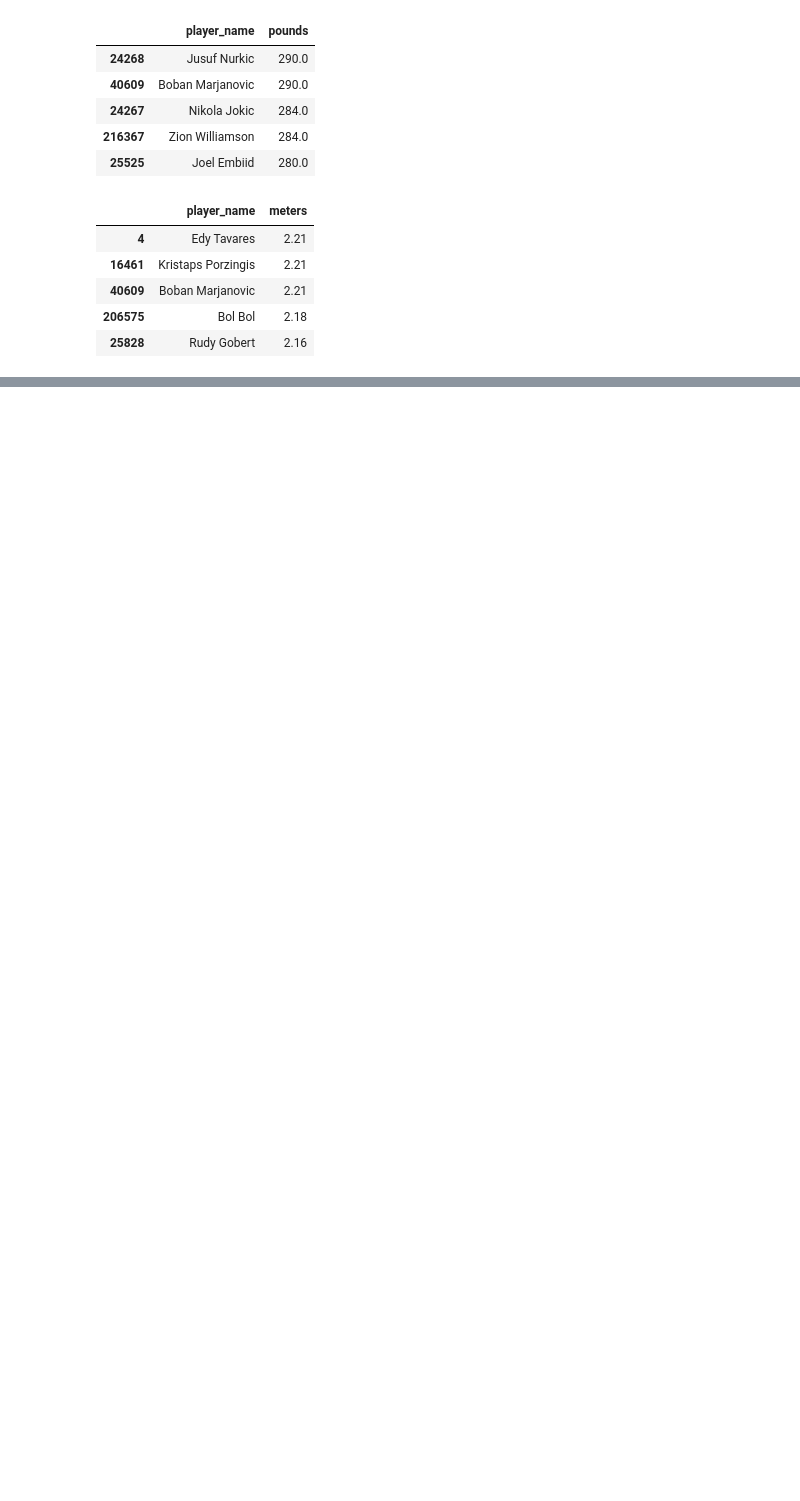
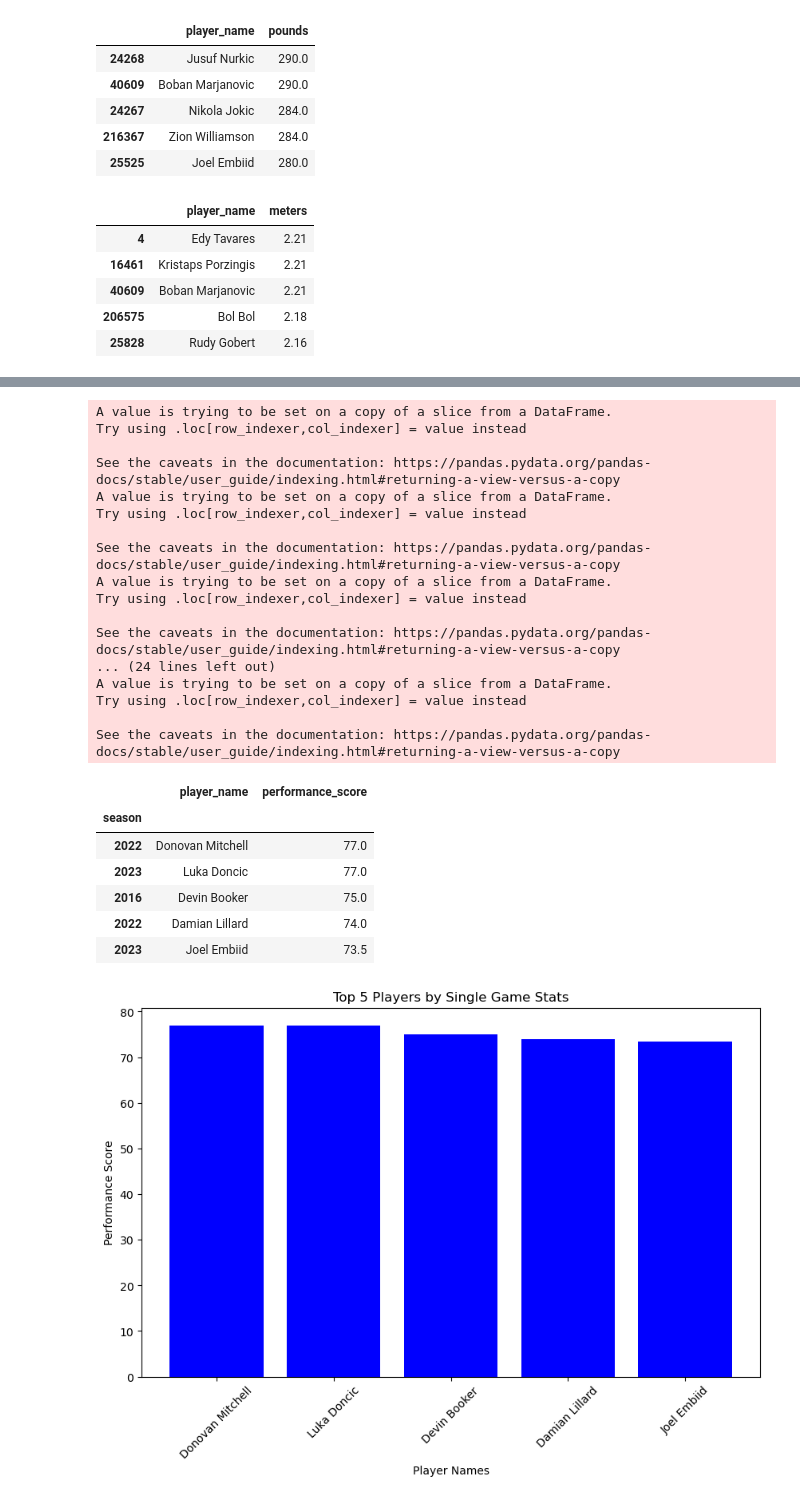
Before and after one commit to conorheffron/nba-stats, a Jupyter notebook: part4-ai-llm-analysis-V3.ipynb, the cells around one changed output, grey strips where cells are left out. Saved outputs shown, nothing was run; the diff lists cells and outputs as text; code cells hidden in the pictures; blank space fills up the shorter version.

```diff
--- a/part4-ai-llm-analysis-V3.ipynb
+++ b/part4-ai-llm-analysis-V3.ipynb
@@ -190,0 +197,28 @@ df_nba.chat("Which are the top 5 distinct player_names by meters?")
+# %%
+df_nba.chat("Which are the best players by single game stats?")
+# %% [output]
+A value is trying to be set on a copy of a slice from a DataFrame.
+Try using .loc[row_indexer,col_indexer] = value instead
+
+See the caveats in the documentation: https://pandas.pydata.org/pandas-docs/stable/user_guide/indexing.html#returning-a-view-versus-a-copy
+A value is trying to be set on a copy of a slice from a DataFrame.
+Try using .loc[row_indexer,col_indexer] = value instead
+
+See the caveats in the documentation: https://pandas.pydata.org/pandas-docs/stable/user_guide/indexing.html#returning-a-view-versus-a-copy
+A value is trying to be set on a copy of a slice from a DataFrame.
+Try using .loc[row_indexer,col_indexer] = value instead
+
+See the caveats in the documentation: https://pandas.pydata.org/pandas-docs/stable/user_guide/indexing.html#returning-a-view-versus-a-copy
+... (24 lines left out)
+A value is trying to be set on a copy of a slice from a DataFrame.
+Try using .loc[row_indexer,col_indexer] = value instead
+
+See the caveats in the documentation: https://pandas.pydata.org/pandas-docs/stable/user_guide/indexing.html#returning-a-view-versus-a-copy
+|  | player_name | performance_score |
+| season |  |  |
+| 2022 | Donovan Mitchell | 77.0 |
+| 2023 | Luka Doncic | 77.0 |
+| 2016 | Devin Booker | 75.0 |
+| 2022 | Damian Lillard | 74.0 |
+| 2023 | Joel Embiid | 73.5 |
+[figure, added]
```
Also changed, not shown: parts of 12 cells of this notebook, 2 other files.
